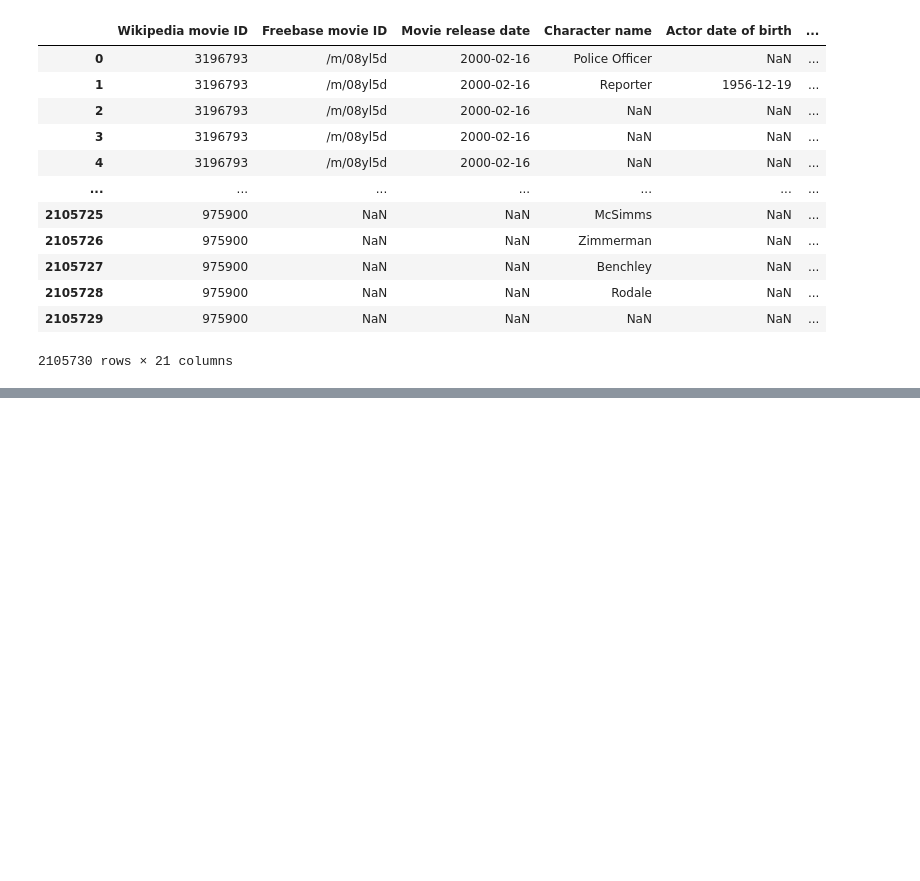
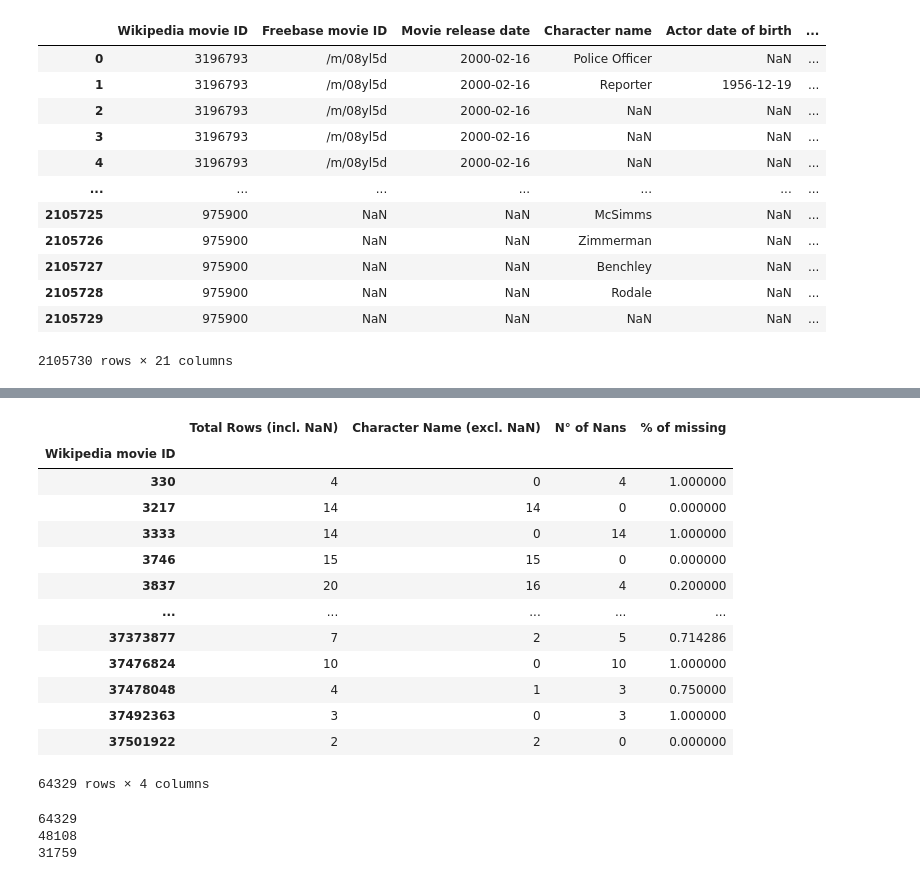
Before and after one commit to epfl-ada/ada-2022-project-utopiansky2022, a Jupyter notebook: Nico.ipynb, the cells around one changed output, grey strips where cells are left out. Drawn from its saved outputs; the diff is of its cells as text; code cells hidden in the pictures; blank space fills up the shorter version.

```diff
--- a/Nico.ipynb
+++ b/Nico.ipynb
@@ -185,0 +238,4 @@ df_complete
+# %%
+char_per_movie = df_char_movie.groupby('Wikipedia movie ID')['Character name'].count()
+df_char_per_movie = char_per_movie.to_frame()
+df_char_per_movie
@@ -185,0 +257,35 @@ df_complete
+# %%
+df_total_rows_per_movie = df_char_movie.groupby(['Wikipedia movie ID'])['Character name'].agg(['size'])
+
+df_character_missing_stats = pd.merge(df_total_rows_per_movie, df_char_per_movie, on='Wikipedia movie ID')
+df_character_missing_stats['Missing values'] = df_character_missing_stats['size']-df_character_missing_stats['Character name']
+df_character_missing_stats['% of missing'] = df_character_missing_stats['Missing values']/df_character_missing_stats['size']
+df_character_missing_stats = df_character_missing_stats.rename(columns={'size': 'Total Rows (incl. NaN)'})
+df_character_missing_stats = df_character_missing_stats.rename(columns={'Character name': 'Character Name (excl. NaN)'})
+df_character_missing_stats = df_character_missing_stats.rename(columns={'Missing values': ' N° of Nans'})
+df_character_missing_stats
+
+# In this dataframe we obtain the percentage of the character names that are missing per movie
+# %% [output]
+|  | Total Rows (incl. NaN) | Character Name (excl. NaN) | N° of Nans | % of missing |
+| Wikipedia movie ID |  |  |  |  |
+| 330 | 4 | 0 | 4 | 1.000000 |
+| 3217 | 14 | 14 | 0 | 0.000000 |
+| 3333 | 14 | 0 | 14 | 1.000000 |
+| 3746 | 15 | 15 | 0 | 0.000000 |
+| 3837 | 20 | 16 | 4 | 0.200000 |
+| ... | ... | ... | ... | ... |
+| 37373877 | 7 | 2 | 5 | 0.714286 |
+| 37476824 | 10 | 0 | 10 | 1.000000 |
+| 37478048 | 4 | 1 | 3 | 0.750000 |
+| 37492363 | 3 | 0 | 3 | 1.000000 |
+| 37501922 | 2 | 2 | 0 | 0.000000 |
+64329 rows × 4 columns
+# %%
+print((df_character_missing_stats['% of missing'] >= 0.5).count())
+print(df_character_missing_stats['% of missing'][df_character_missing_stats['% of missing'] >= 0.5].count())
+print(df_character_missing_stats['Character Name (excl. NaN)'][df_character_missing_stats['Character Name (excl. NaN)'] == 0].count())
+# %% [output]
+64329
+48108
+31759
```
Also changed, not shown: parts of 5 cells of this notebook.
